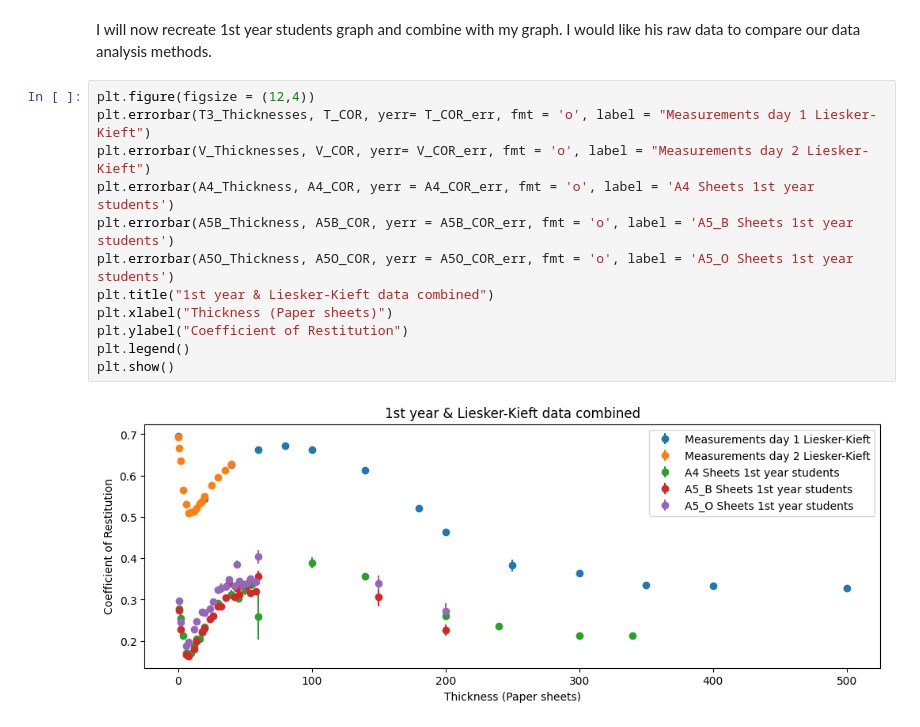
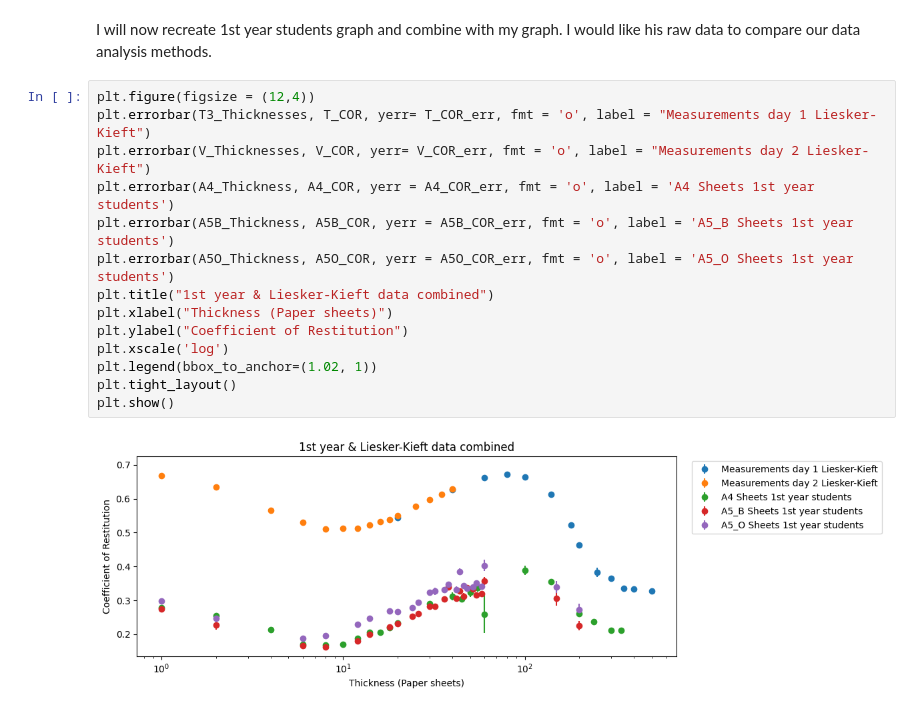
Before and after one commit to joshuadijksman/paperstack, a Jupyter notebook: Manou_version/code/dataread.ipynb, the cells around one changed output. Drawn from its saved outputs; the diff is of its cells as text.

Commit message:
Made new graphs

```diff
--- a/Manou_version/code/dataread.ipynb
+++ b/Manou_version/code/dataread.ipynb
@@ -45,14 +47,16 @@ I will now recreate 1st year students graph and combine with my graph. I would l
 # %%
 plt.figure(figsize = (12,4))
 plt.errorbar(T3_Thicknesses, T_COR, yerr= T_COR_err, fmt = 'o', label = "Measurements day 1 Liesker-Kieft")
 plt.errorbar(V_Thicknesses, V_COR, yerr= V_COR_err, fmt = 'o', label = "Measurements day 2 Liesker-Kieft")
 plt.errorbar(A4_Thickness, A4_COR, yerr = A4_COR_err, fmt = 'o', label = 'A4 Sheets 1st year students')
 plt.errorbar(A5B_Thickness, A5B_COR, yerr = A5B_COR_err, fmt = 'o', label = 'A5_B Sheets 1st year students')
 plt.errorbar(A5O_Thickness, A5O_COR, yerr = A5O_COR_err, fmt = 'o', label = 'A5_O Sheets 1st year students')
 plt.title("1st year & Liesker-Kieft data combined")
 plt.xlabel("Thickness (Paper sheets)")
 plt.ylabel("Coefficient of Restitution")
-plt.legend()
+plt.xscale('log')
+plt.legend(bbox_to_anchor=(1.02, 1))
+plt.tight_layout()
 plt.show()
 # %% [output]
-[figure, old version]
+[figure, new version]
```
Also changed, not shown: parts of 2 cells of this notebook, 1 other file.
